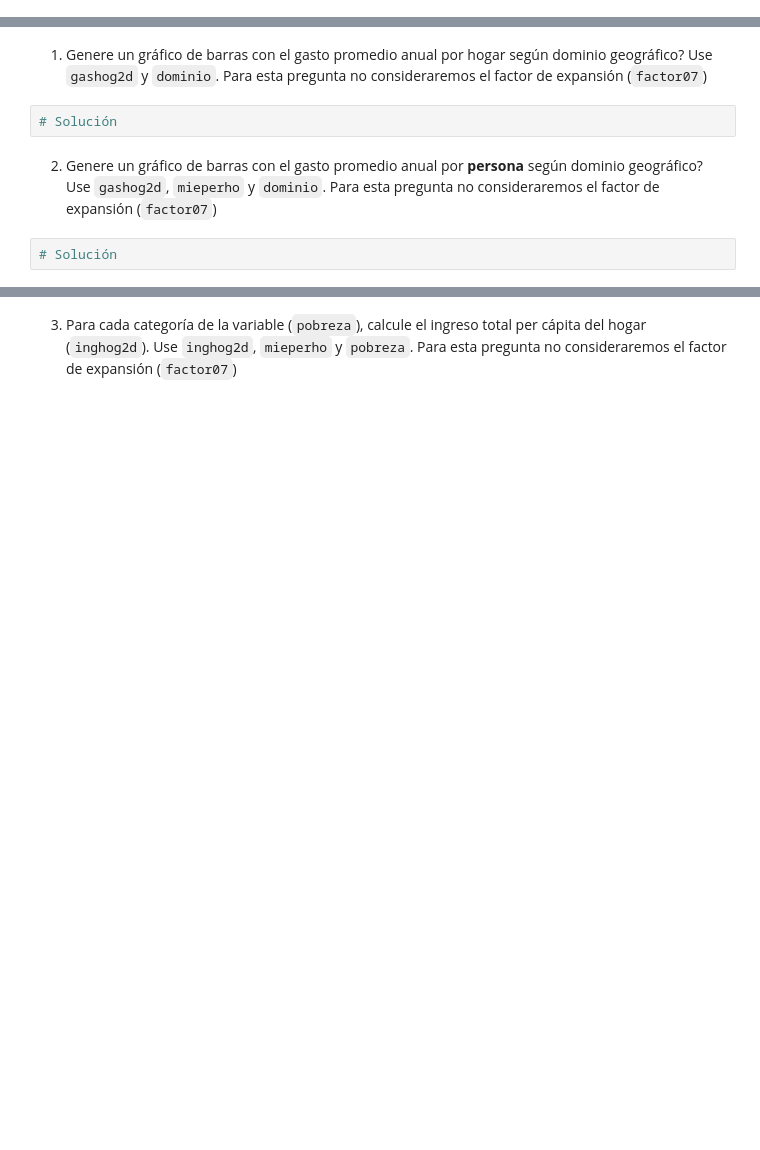
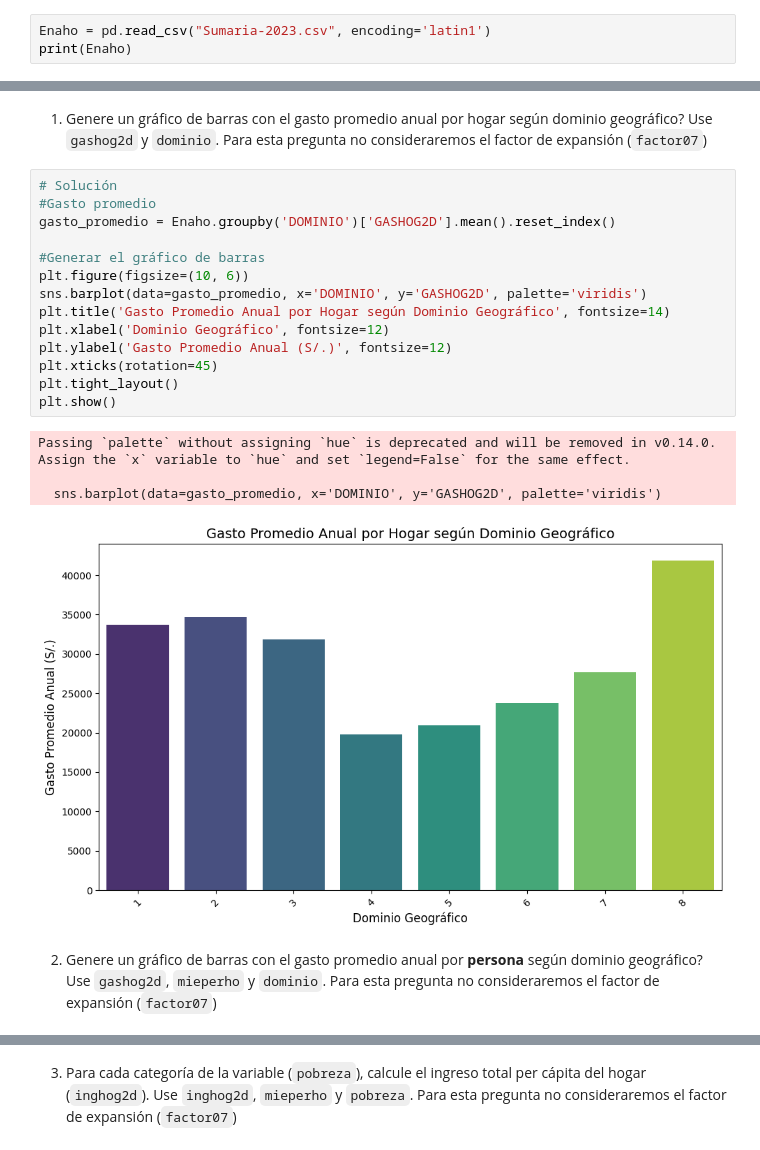
Before and after one commit to qlab-intro-python/tarea-3-tarea-3-correa-vargas, a Jupyter notebook: tarea_3_ccss_plantilla.ipynb, the cells around one changed output, grey strips where cells are left out. Drawn from its saved outputs; the diff is of its cells as text; blank space fills up the shorter version.

Commit message:
Update Enaho

```diff
--- a/tarea_3_ccss_plantilla.ipynb
+++ b/tarea_3_ccss_plantilla.ipynb
@@ -247,3 +252,6 @@ plt.show()
 Descargue el módulo Sumaria de la Enaho 2023. Para ello, utilice la página de [microdatos del INEI](https://proyectos.inei.gob.pe/microdatos/).
 
 >Ojo: debe utilizar la encuesta `ENAHO Metología ACTUALIZADA` del tipo `Condiciones de Vida y Pobreza - ENAHO` y período `Anual - (Ene-Dic)`
+# %%
+Enaho = pd.read_csv("Sumaria-2023.csv", encoding='latin1')
+print(Enaho)
@@ -250,8 +276,23 @@ Descargue el módulo Sumaria de la Enaho 2023. Para ello, utilice la página de
 # %% [markdown]
 1. Genere un gráfico de barras con el gasto promedio anual por hogar según dominio geográfico? Use `gashog2d` y `dominio`. Para esta pregunta no consideraremos el factor de expansión (`factor07`)
-# %%
-# Solución
+# %%
+# Solución
+#Gasto promedio
+gasto_promedio = Enaho.groupby('DOMINIO')['GASHOG2D'].mean().reset_index()
+
+#Generar el gráfico de barras
+plt.figure(figsize=(10, 6))
+sns.barplot(data=gasto_promedio, x='DOMINIO', y='GASHOG2D', palette='viridis')
+plt.title('Gasto Promedio Anual por Hogar según Dominio Geográfico', fontsize=14)
+plt.xlabel('Dominio Geográfico', fontsize=12)
+plt.ylabel('Gasto Promedio Anual (S/.)', fontsize=12)
+plt.xticks(rotation=45)
+plt.tight_layout()
+plt.show()
+# %% [output]
+Passing `palette` without assigning `hue` is deprecated and will be removed in v0.14.0. Assign the `x` variable to `hue` and set `legend=False` for the same effect.
+
+  sns.barplot(data=gasto_promedio, x='DOMINIO', y='GASHOG2D', palette='viridis')
+[figure, added]
 # %% [markdown]
 2. Genere un gráfico de barras con el gasto promedio anual por **persona** según dominio geográfico? Use `gashog2d`, `mieperho` y `dominio`. Para esta pregunta no consideraremos el factor de expansión (`factor07`)
-# %%
-# Solución
```
Also changed, not shown: parts of 9 cells of this notebook.
